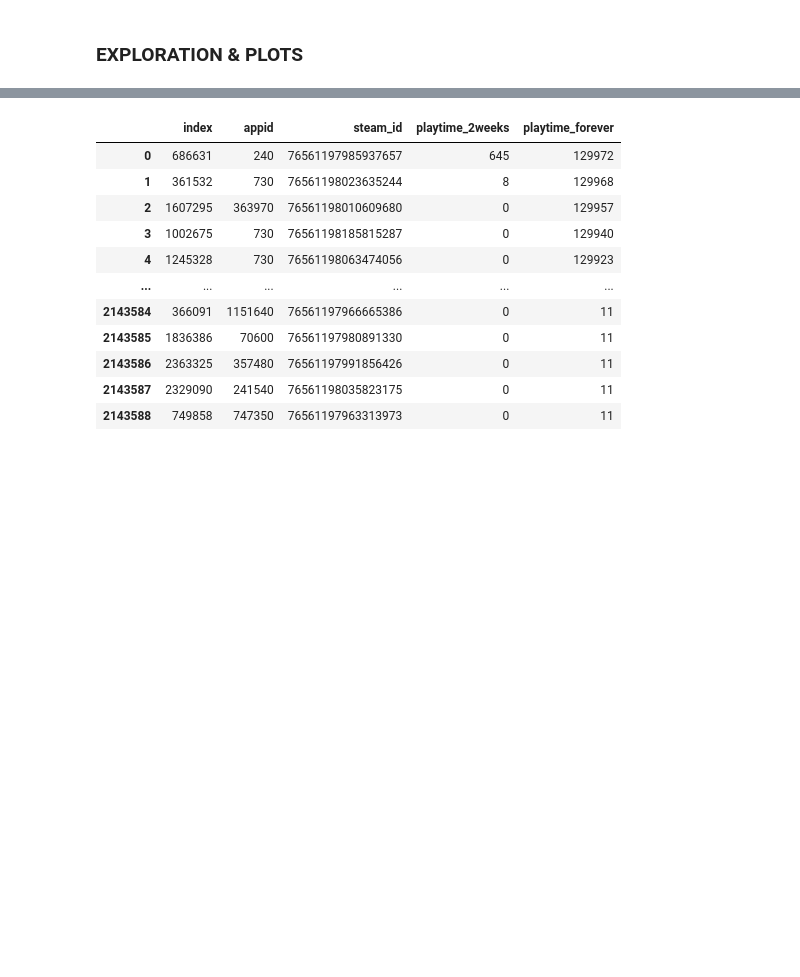
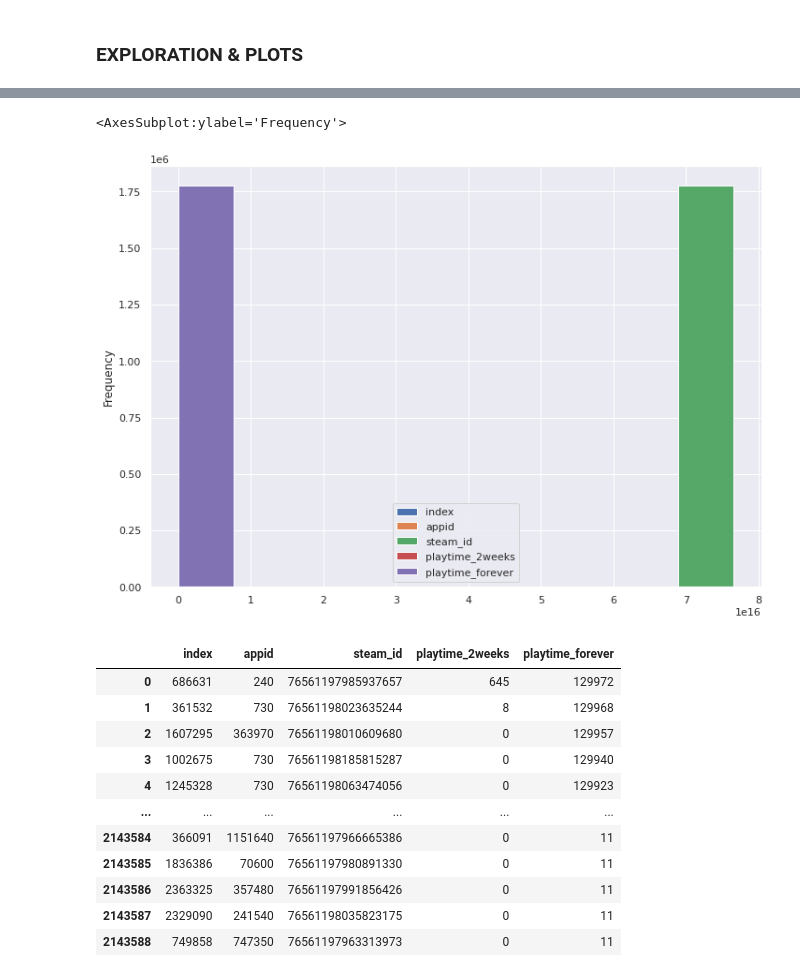
Before and after one commit to iliketurtles83/video-game-recommender-v1, a Jupyter notebook: notebooks/data_analysis.ipynb, the cells around one changed output, grey strips where cells are left out. Saved outputs shown, nothing was run; the diff lists cells and outputs as text; code cells hidden in the pictures; blank space fills up the shorter version.

```diff
--- a/notebooks/data_analysis.ipynb
+++ b/notebooks/data_analysis.ipynb
@@ -198,6 +199,12 @@ NameError: name 'sort_by_2weeks' is not defined
 # %%
 # sort by playtime_forever
 sort_by_playtime = playtime_df.sort_values(by = ['playtime_forever'], ascending = False).reset_index()
+# %%
+# plot distribution of playtimes
+sort_by_playtime.plot(kind = 'hist')
+# %% [output]
+<AxesSubplot:ylabel='Frequency'>
+[figure, added]
 # %%
 sort_by_playtime
 # %% [output]
```
Also changed, not shown: parts of 24 cells of this notebook, 2 other files.
